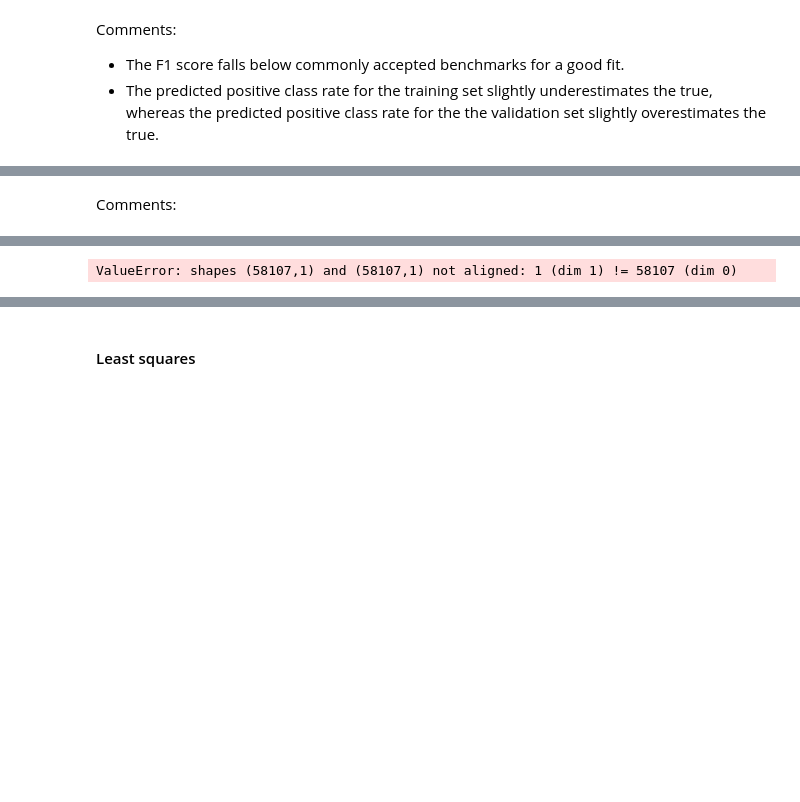
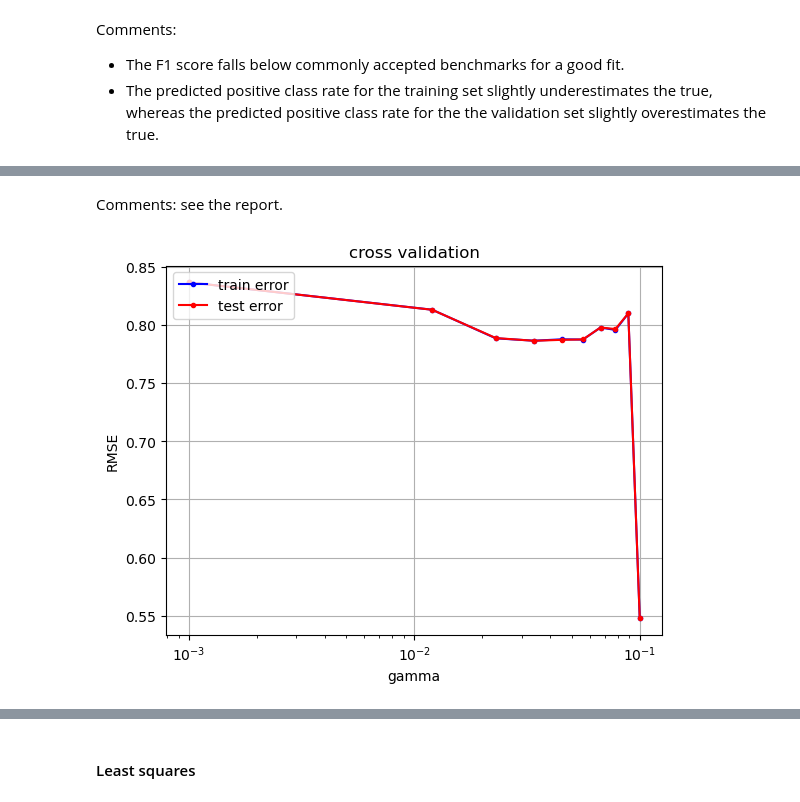
Before and after one commit to CS-433/Nobody-s_sick, a Jupyter notebook: run.ipynb, the cells around one changed output, grey strips where cells are left out. Drawn from its saved outputs; the diff is of its cells as text; code cells hidden in the pictures; blank space fills up the shorter version.

```diff
--- a/run.ipynb
+++ b/run.ipynb
@@ -586,2 +608,2 @@ and
 # %% [markdown]
-Comments:
+Comments: see the report.
@@ -727,3 +610,5 @@ def cross_validation_demo(k_fold, params):
 # %%
-best_lambda, best_rmse = cross_validation_demo(4, np.logspace(-4, 0, 3))
+# Cross validation
+best_param, best_rmse = cross_validation_demo(y_training_balanced, tx_training_balanced, 4, learning_rate, 'gamma', 'SGD')
 # %% [output]
+[figure, added]
@@ -731 +615,0 @@ loss=0.001743058469578991
-ValueError: shapes (58107,1) and (58107,1) not aligned: 1 (dim 1) != 58107 (dim 0)
```
Also changed, not shown: parts of 59 cells of this notebook, 4 other files.
